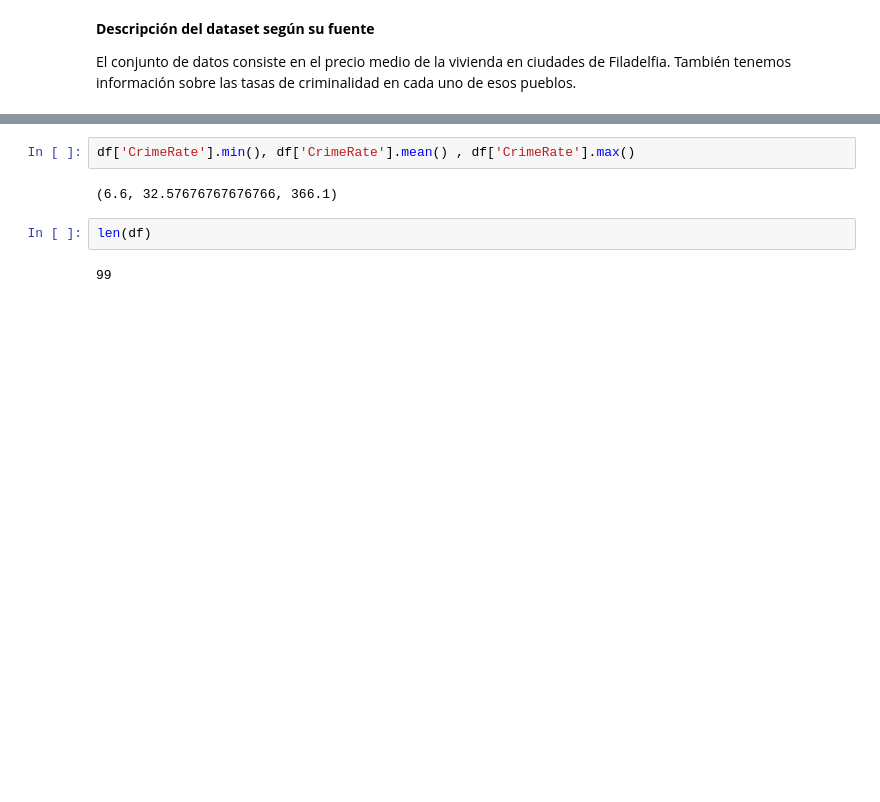
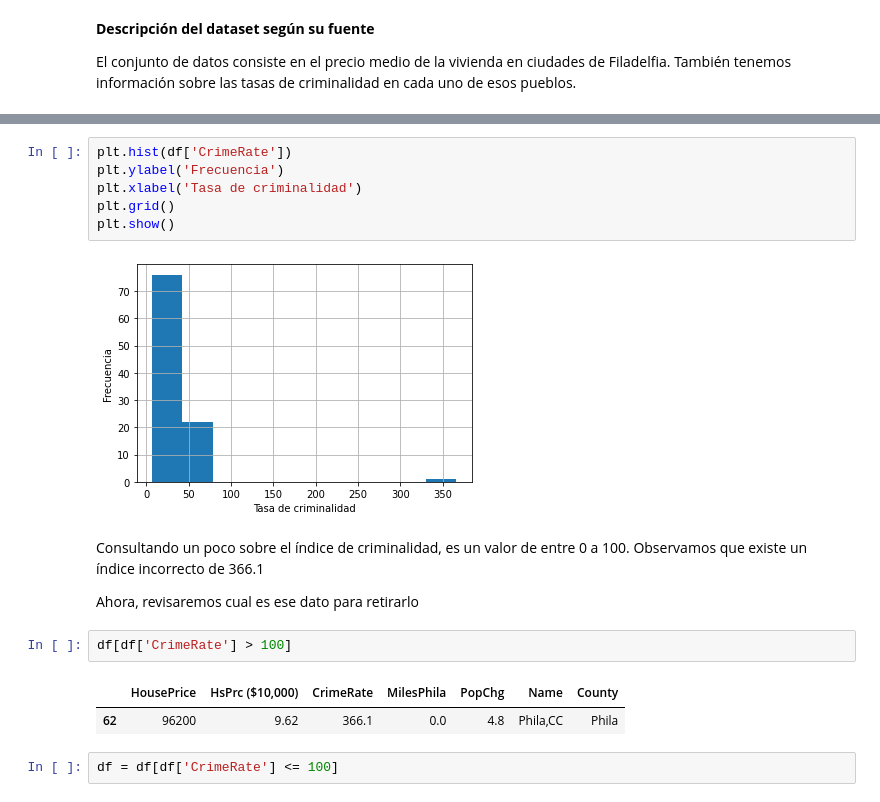
Before and after one commit to Luis-QT/Philadelphia_Crime_Rate, a Jupyter notebook: Análisis_de_datos.ipynb, the cells around one changed output, grey strips where cells are left out. Saved outputs shown, nothing was run; the diff lists cells and outputs as text; blank space fills up the shorter version.

```diff
--- a/Análisis_de_datos.ipynb
+++ b/Análisis_de_datos.ipynb
@@ -31,8 +83,19 @@ El conjunto de datos consiste en el precio medio de la vivienda en ciudades de F
+# %%
+plt.hist(df['CrimeRate'])
+plt.ylabel('Frecuencia')
+plt.xlabel('Tasa de criminalidad')
+plt.grid()
+plt.show()
+# %% [output]
+[figure, added]
+# %% [markdown]
+Consultando un poco sobre el índice de criminalidad, es un valor de entre 0 a 100. Observamos que existe un índice incorrecto de 366.1
+
+Ahora, revisaremos cual es ese dato para retirarlo
 # %%
-df['CrimeRate'].min(), df['CrimeRate'].mean() , df['CrimeRate'].max()
+df[df['CrimeRate'] > 100]
 # %% [output]
-(6.6, 32.57676767676766, 366.1)
+|  | HousePrice | HsPrc ($10,000) | CrimeRate | MilesPhila | PopChg | Name | County |
+| 62 | 96200 | 9.62 | 366.1 | 0.0 | 4.8 | Phila,CC | Phila |
-# %%
-len(df)
-# %% [output]
-99
+# %%
+df = df[df['CrimeRate'] <= 100]
```
Also changed, not shown: parts of 24 cells of this notebook.
